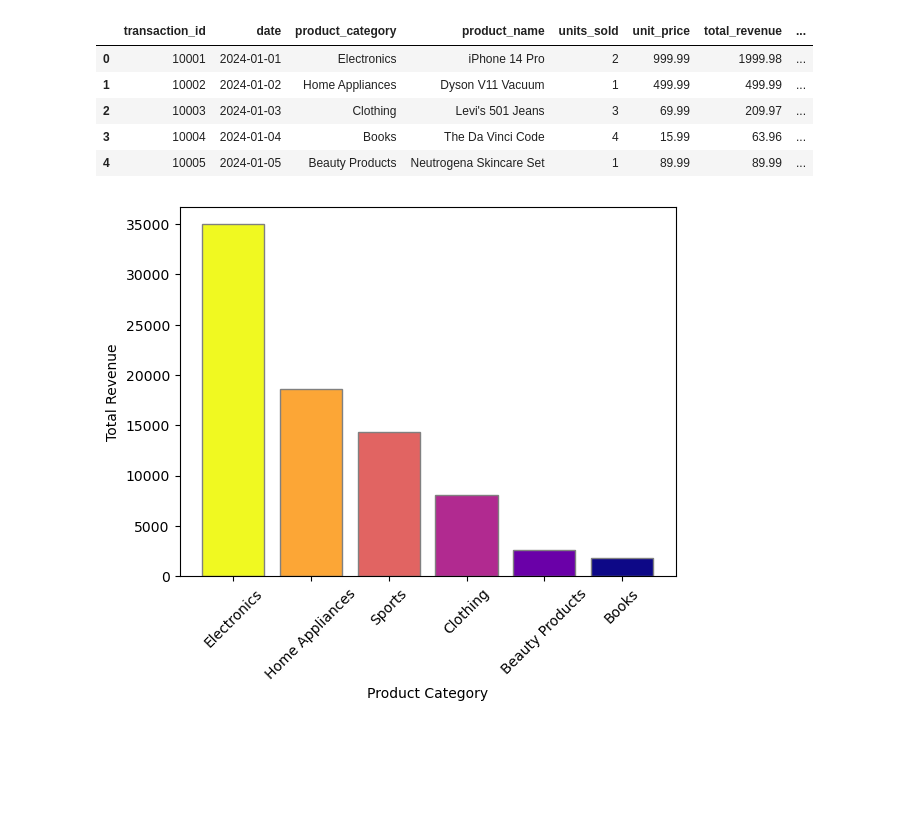
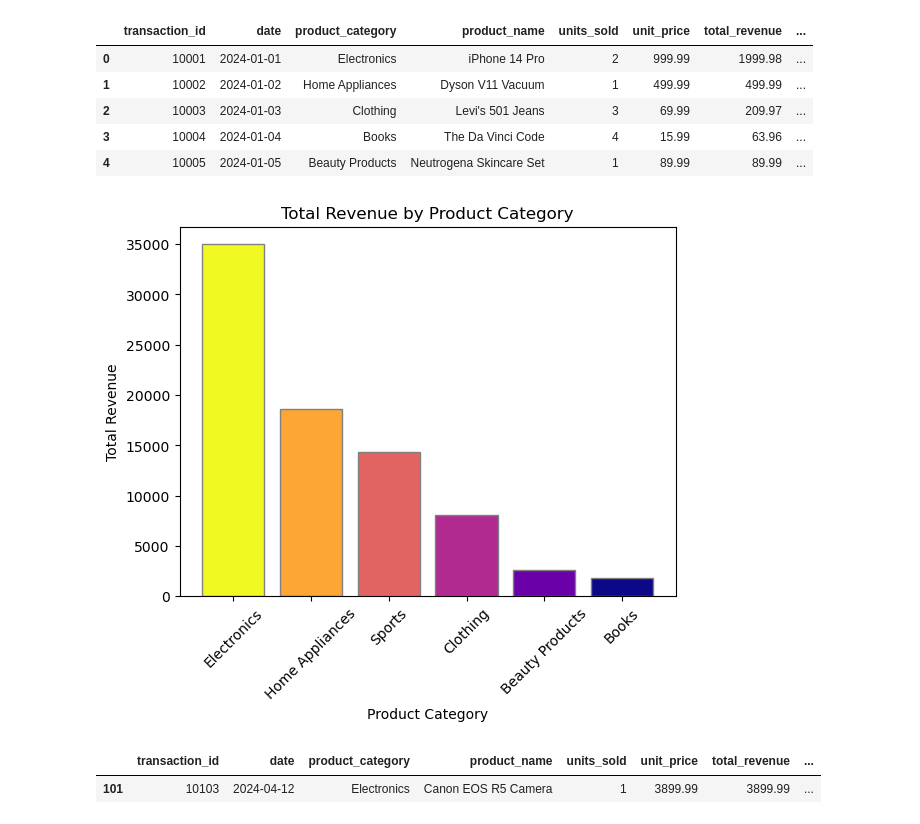
Before and after one commit to miloszczapla/sales-data, a Jupyter notebook: sales.ipynb, the cells around one changed output. Drawn from its saved outputs; the diff is of its cells as text; code cells hidden in the pictures; blank space fills up the shorter version.

Commit message:
feat: vreate basic sales analyst charts

```diff
--- a/sales.ipynb
+++ b/sales.ipynb
@@ -35,13 +35,21 @@ df.head()
 # %%
 colors = mpl.colormaps['plasma'](np.linspace(0, 1, df['product_category'].nunique()))
 total_revenue = df.groupby(by=['product_category'])[['total_revenue']].sum().sort_values(['total_revenue'], ascending=False)
 
 plt.bar(total_revenue.index, total_revenue['total_revenue'], color=np.flip(colors,0), edgecolor='grey')
 plt.xticks(rotation=45)
 # get colors from colorm
 
 plt.xlabel('Product Category')
 plt.ylabel('Total Revenue')
+
+plt.title('Total Revenue by Product Category')
+
 plt.show()
 # %% [output]
-[figure, old version]
+[figure, new version]
+# %%
+df.loc[df['total_revenue'].max() == df['total_revenue']]
+# %% [output]
+|  | transaction_id | date | product_category | product_name | units_sold | unit_price | total_revenue | ... |
+| 101 | 10103 | 2024-04-12 | Electronics | Canon EOS R5 Camera | 1 | 3899.99 | 3899.99 | ... |
```
Also changed, not shown: parts of 4 cells of this notebook.
